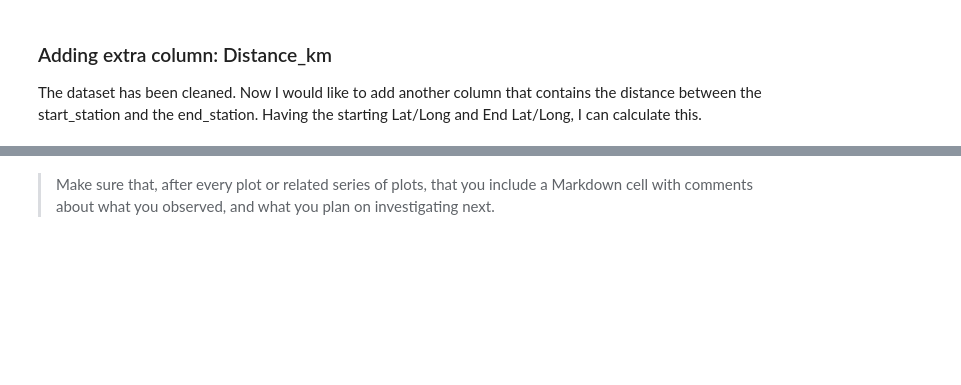
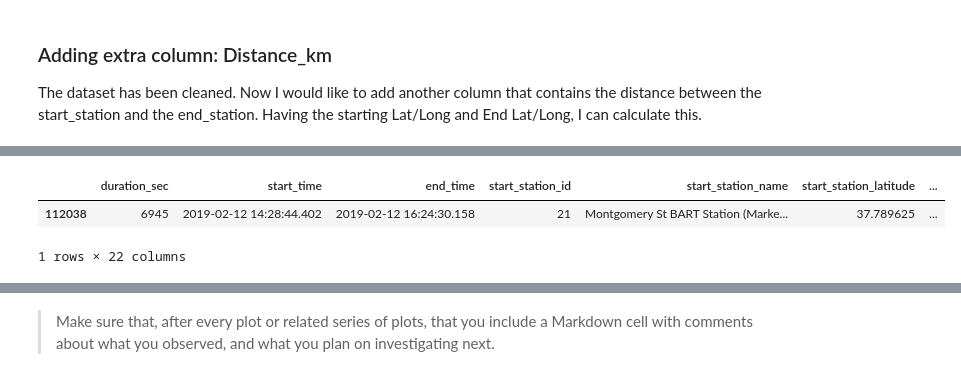
Before and after one commit to ChrisShuttle/Udacity_DAND_Project5_Visuals, a Jupyter notebook: Project Template/exploration_template.ipynb, the cells around one changed output, grey strips where cells are left out. Cells and saved outputs as stored; diff of their text form; code cells hidden in the pictures; blank space fills up the shorter version.

```diff
--- a/Project Template/exploration_template.ipynb
+++ b/Project Template/exploration_template.ipynb
@@ -289,6 +243,6 @@ The dataset has been cleaned. Now I would like to add another column that contai
 # %%
 ##Creating two new columns with geopy that depict the start and end point of the journey
 
-df_bike['start_point'] = df_bike.apply(lambda row: Point(latitude=row['start_station_latitude'], longitude=row['start_station_longitude']), axis=1)
-df_bike['end_point'] = df_bike.apply(lambda row: Point(latitude=row['end_station_latitude'], longitude=row['end_station_longitude']), axis=1)
+df_bike_raw['start_point'] = df_bike.apply(lambda row: Point(latitude=row['start_station_latitude'], longitude=row['start_station_longitude']), axis=1)
+df_bike_raw['end_point'] = df_bike.apply(lambda row: Point(latitude=row['end_station_latitude'], longitude=row['end_station_longitude']), axis=1)
 # %%
@@ -361,0 +397,7 @@ and prepare yourself to look at relationships between variables.
+# %%
+# I looked up the maximum value on Google map and it looks like a valid trip.
+df_bike.query('distance_km > 68')
+# %% [output]
+|  | duration_sec | start_time | end_time | start_station_id | start_station_name | start_station_latitude | ... |
+| 112038 | 6945 | 2019-02-12 14:28:44.402 | 2019-02-12 16:24:30.158 | 21 | Montgomery St BART Station (Marke... | 37.789625 | ... |
+1 rows × 22 columns
```
Also changed, not shown: parts of 43 cells of this notebook, 1 other file.
